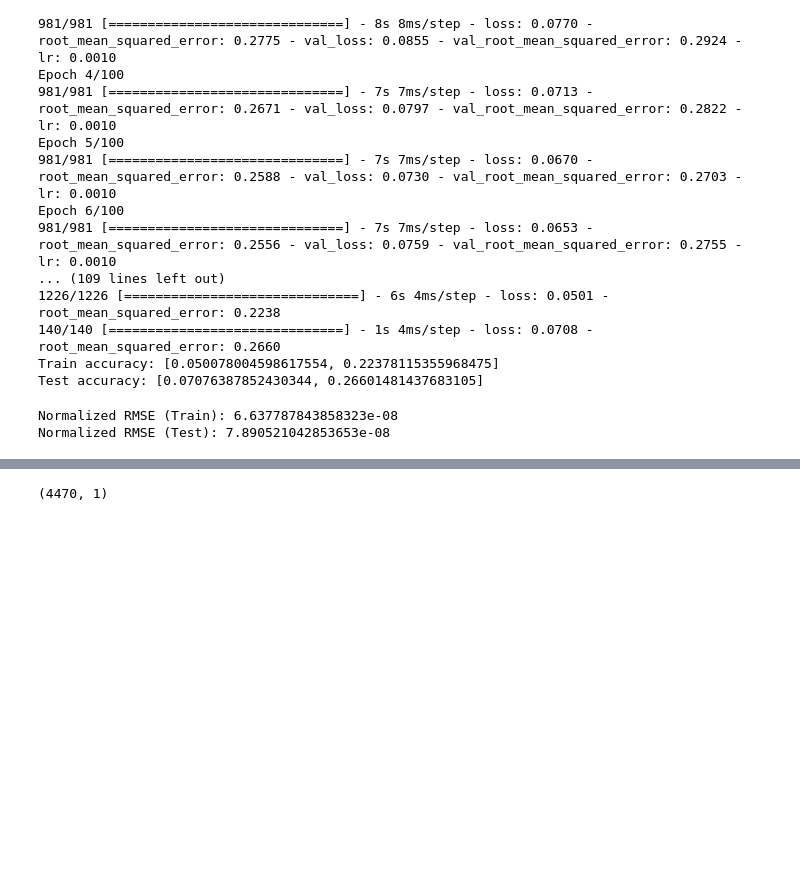
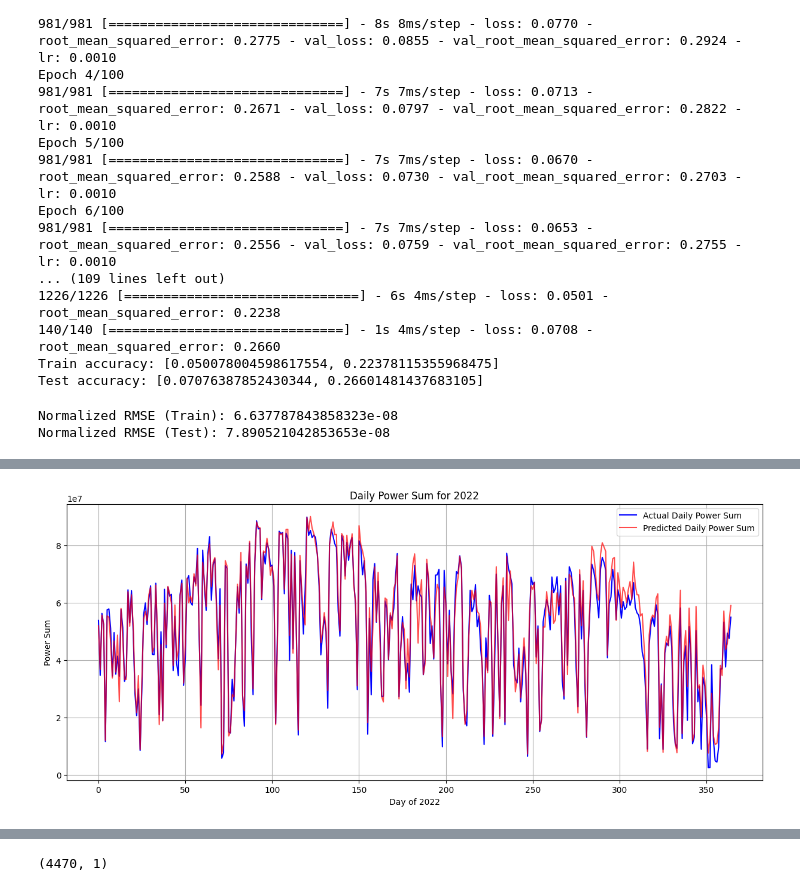
Before and after one commit to yelim421/SolarPower, a Jupyter notebook: G.ipynb, the cells around one changed output, grey strips where cells are left out. Cells and saved outputs as stored; diff of their text form; code cells hidden in the pictures; blank space fills up the shorter version.

```diff
--- a/G.ipynb
+++ b/G.ipynb
@@ -852 +906,10 @@ plt.show()
 [figure]
+# %%
+# Calculate the error for each row in the test_data
+test_data['Error'] = np.abs(inv_yhat.flatten() - inv_y)
+
+# Sort the test_data by error in descending order
+sorted_test_data_by_error = test_data.sort_values(by='Error', ascending=False)
+
+# Displaying the top rows with the largest errors
+sorted_test_data_by_error.head(3)
@@ -852,0 +978,20 @@ plt.show()
+# %%
+# Grouping the data by date using Month and Day columns
+grouped_data = test_data.groupby(['Month', 'Day'])
+
+# Calculating the daily sum for actual and predicted power
+daily_actual_sum = grouped_data['power'].sum().values
+daily_predicted_sum = [np.sum(inv_yhat[grouped_data.indices[key]]) for key in grouped_data.indices]
+
+# Plotting the daily sums
+plt.figure(figsize=(15, 6))
+plt.plot(daily_actual_sum, label='Actual Daily Power Sum', color='blue')
+plt.plot(daily_predicted_sum, label='Predicted Daily Power Sum', color='red', alpha=0.7)
+plt.title('Daily Power Sum for 2022')
+plt.xlabel('Day of 2022')
+plt.ylabel('Power Sum')
+plt.legend()
+plt.grid(True)
+plt.show()
+# %% [output]
+[figure, added]
```
Also changed, not shown: parts of 12 cells of this notebook.
